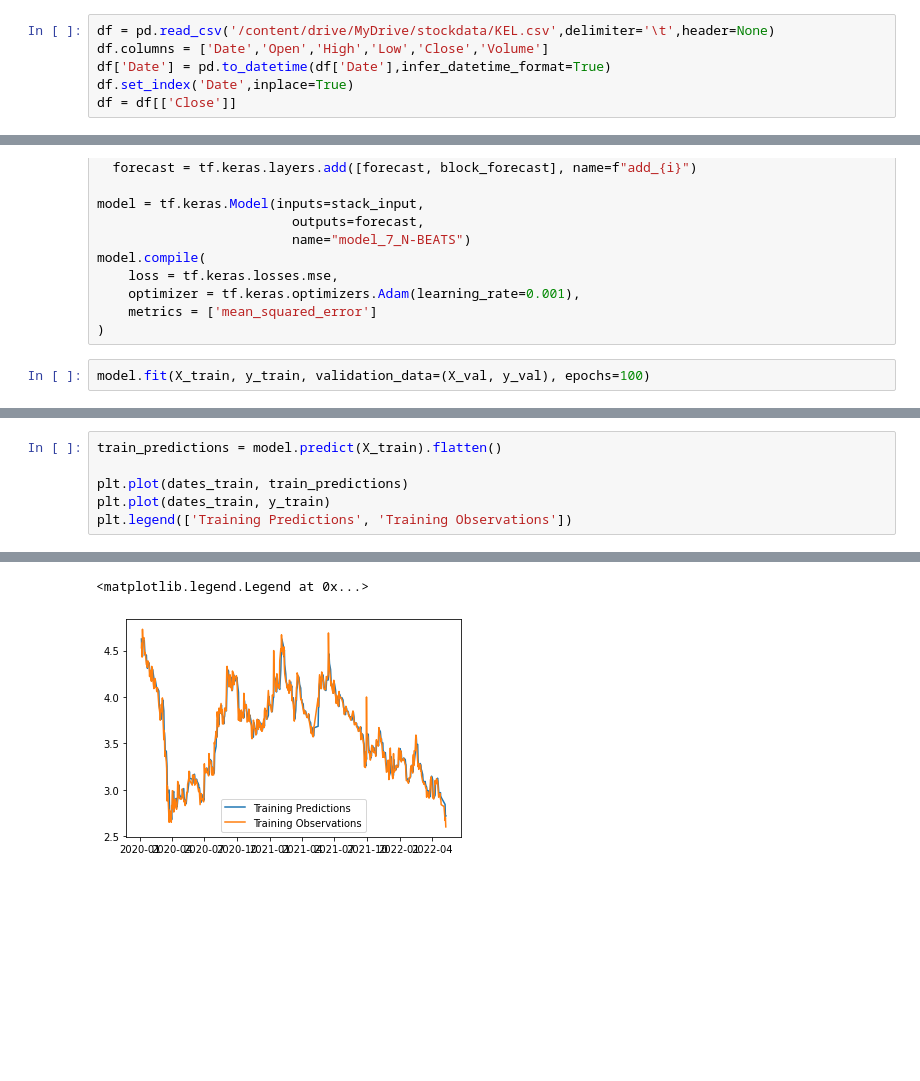
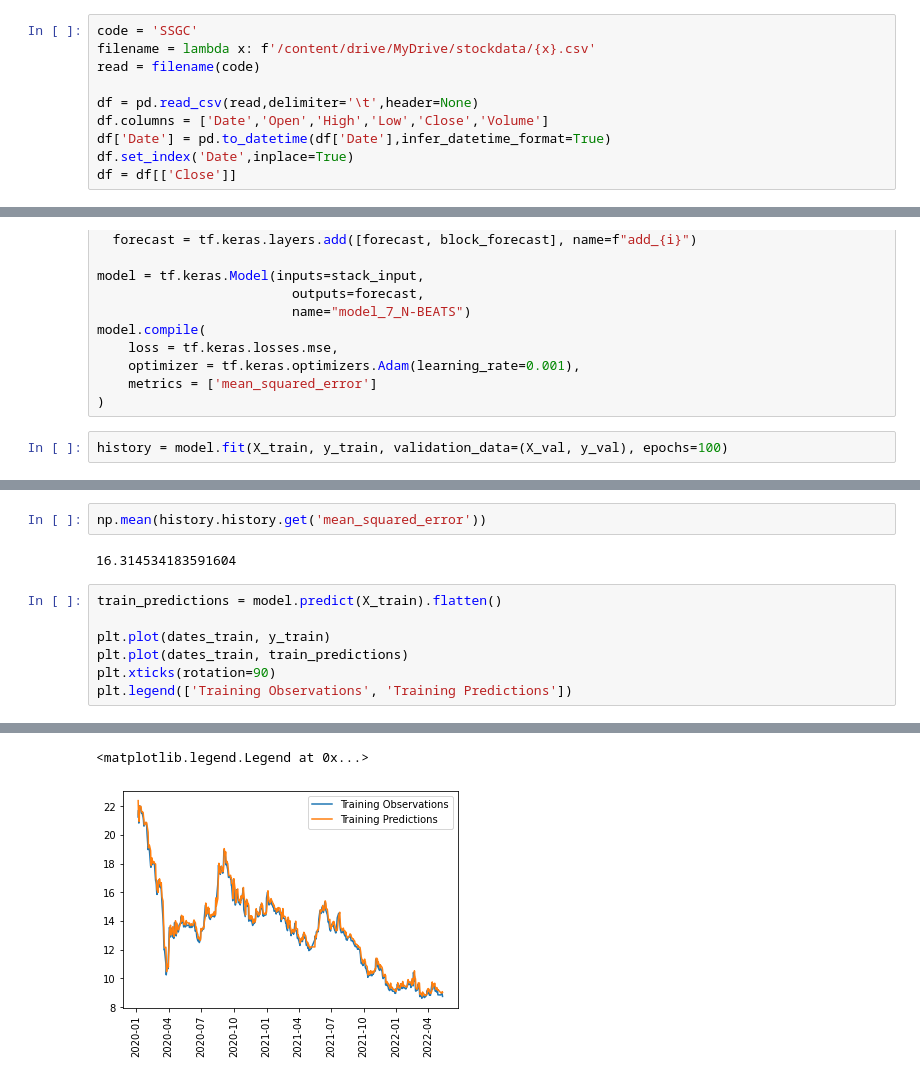
Before and after one commit to muhdaniyal252/stockprice_timeseries_comparitive_analysis, a Jupyter notebook: nbeats.ipynb, the cells around one changed output, grey strips where cells are left out. Saved outputs shown, nothing was run; the diff lists cells and outputs as text; blank space fills up the shorter version.

```diff
--- a/nbeats.ipynb
+++ b/nbeats.ipynb
@@ -4,7 +4,11 @@ import pandas as pd
 import numpy as np
 import matplotlib.pyplot as plt
 # %%
-df = pd.read_csv('/content/drive/MyDrive/stockdata/KEL.csv',delimiter='\t',header=None)
+code = 'SSGC'
+filename = lambda x: f'/content/drive/MyDrive/stockdata/{x}.csv'
+read = filename(code)
+
+df = pd.read_csv(read,delimiter='\t',header=None)
 df.columns = ['Date','Open','High','Low','Close','Volume']
 df['Date'] = pd.to_datetime(df['Date'],infer_datetime_format=True)
 df.set_index('Date',inplace=True)
@@ -169,6 +178,6 @@ model.compile(
     metrics = ['mean_squared_error']
 )
 # %%
-model.fit(X_train, y_train, validation_data=(X_val, y_val), epochs=100)
+history = model.fit(X_train, y_train, validation_data=(X_val, y_val), epochs=100)
 # %% [output]
 Epoch 1/100
@@ -192,7 +200,12 @@ Epoch 100/100
+# %%
+np.mean(history.history.get('mean_squared_error'))
+# %% [output]
+16.314534183591604
 # %%
 train_predictions = model.predict(X_train).flatten()
 
+plt.plot(dates_train, y_train)
 plt.plot(dates_train, train_predictions)
-plt.plot(dates_train, y_train)
-plt.legend(['Training Predictions', 'Training Observations'])
+plt.xticks(rotation=90)
+plt.legend(['Training Observations', 'Training Predictions'])
 # %% [output]
@@ -200,5 +213,5 @@ plt.legend(['Training Predictions', 'Training Observations'])
 <matplotlib.legend.Legend at 0x...>
-[figure, old version]
+[figure, new version]
 # %%
 val_predictions = model.predict(X_val).flatten()
 
```
Also changed, not shown: parts of 8 cells of this notebook, 5 other files.
